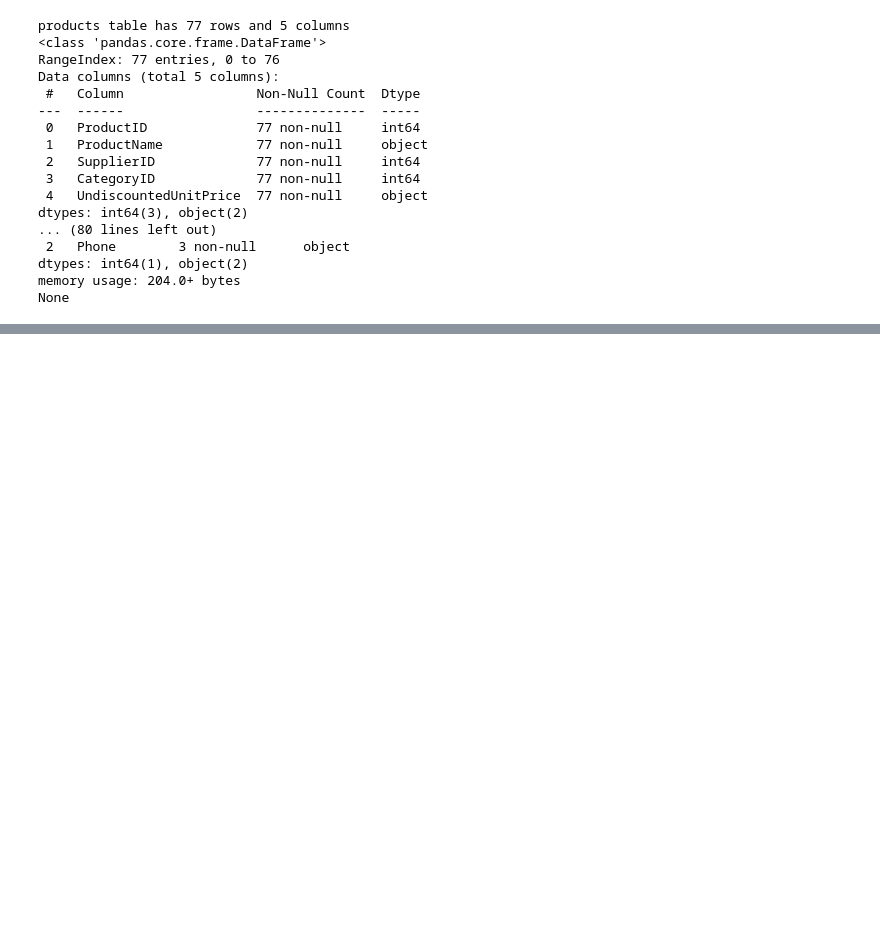
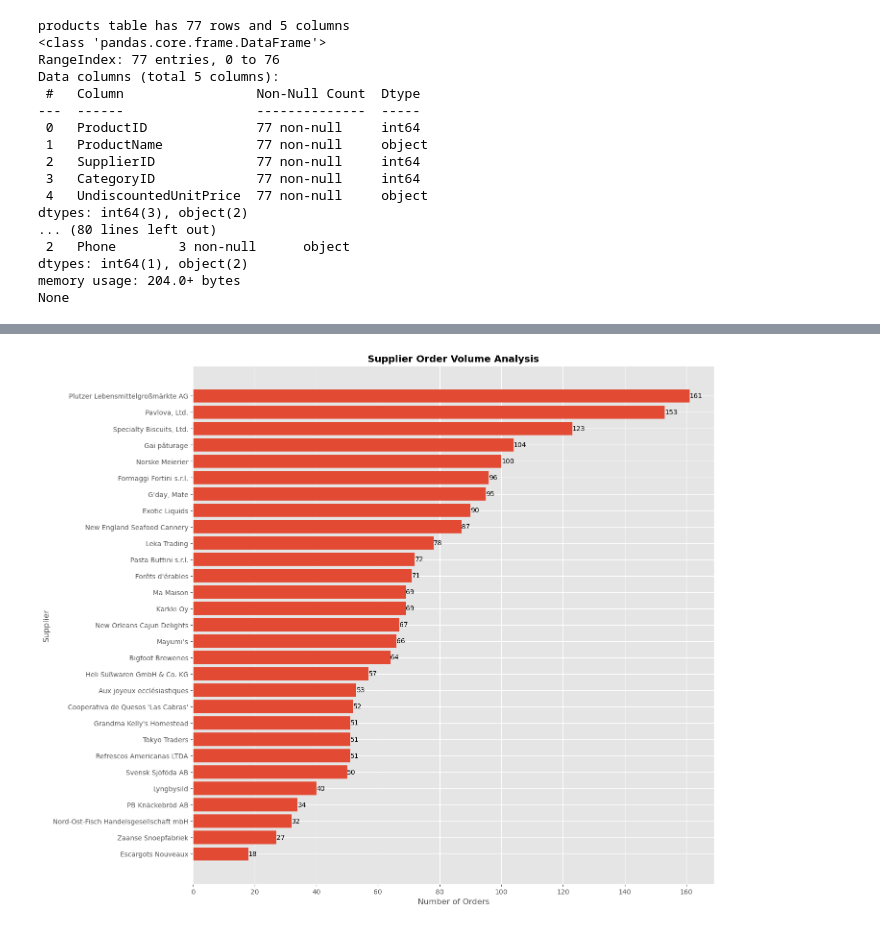
Before and after one commit to Waleed18574/Python-Project-Analyzing-Northwind-Data, a Jupyter notebook: notebook/Suppliers-Analysis.ipynb, the cells around one changed output, grey strips where cells are left out. Drawn from its saved outputs; the diff is of its cells as text; code cells hidden in the pictures; blank space fills up the shorter version.

```diff
--- a/notebook/Suppliers-Analysis.ipynb
+++ b/notebook/Suppliers-Analysis.ipynb
@@ -3,5 +7,6 @@ import pandas as pd
 import matplotlib.pyplot as plt
 import seaborn as sns
 import folium as fm
+plt.style.use('ggplot')
 # %%
 products_cols = ["ProductID","ProductName","SupplierID","CategoryID","UndiscountedUnitPrice",]
@@ -124,0 +155,21 @@ This analysis helps in understanding the distribution of product supply across d
+# %%
+# Calculate unique order counts per supplier
+supplier_orders = suppliers_analysis.groupby("SupplierName")["OrderID"].nunique().reset_index()
+supplier_orders.sort_values("OrderID", inplace=True)
+
+# Plot using object-oriented approach
+fig, ax = plt.subplots(figsize=(14, 14))
+bars = ax.barh(supplier_orders["SupplierName"], supplier_orders["OrderID"])
+
+# Show values at the end of the bars
+for bar in bars:
+    ax.text(bar.get_width(), bar.get_y() + bar.get_height() / 2, f'{bar.get_width()}',
+            va='center', ha='left', color='black')
+
+# Make title bold
+ax.set_title("Supplier Order Volume Analysis", fontweight='bold')
+ax.set_xlabel("Number of Orders")
+ax.set_ylabel("Supplier")
+plt.show()
+# %% [output]
+[figure, added]
```
Also changed, not shown: parts of 30 cells of this notebook, 8 other files.
